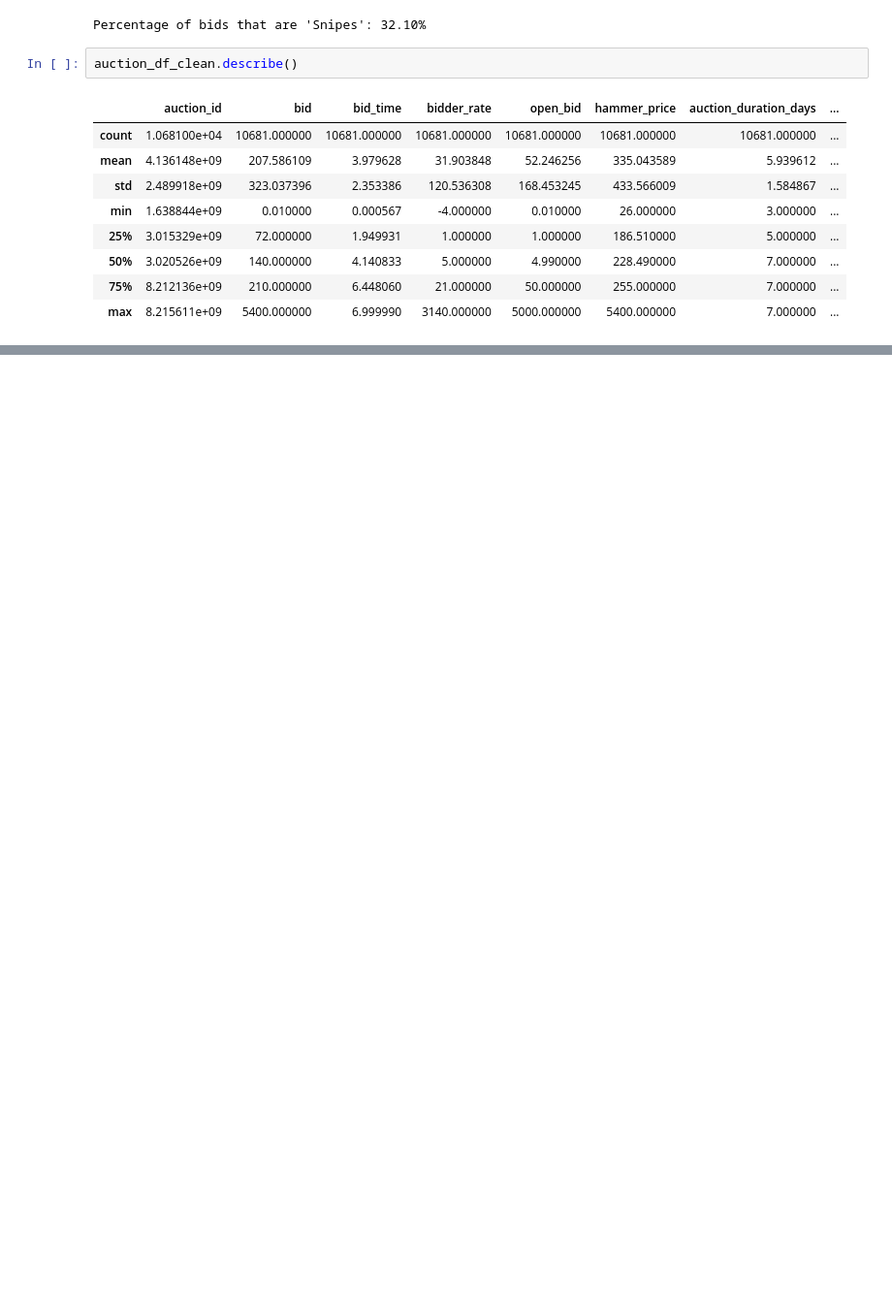
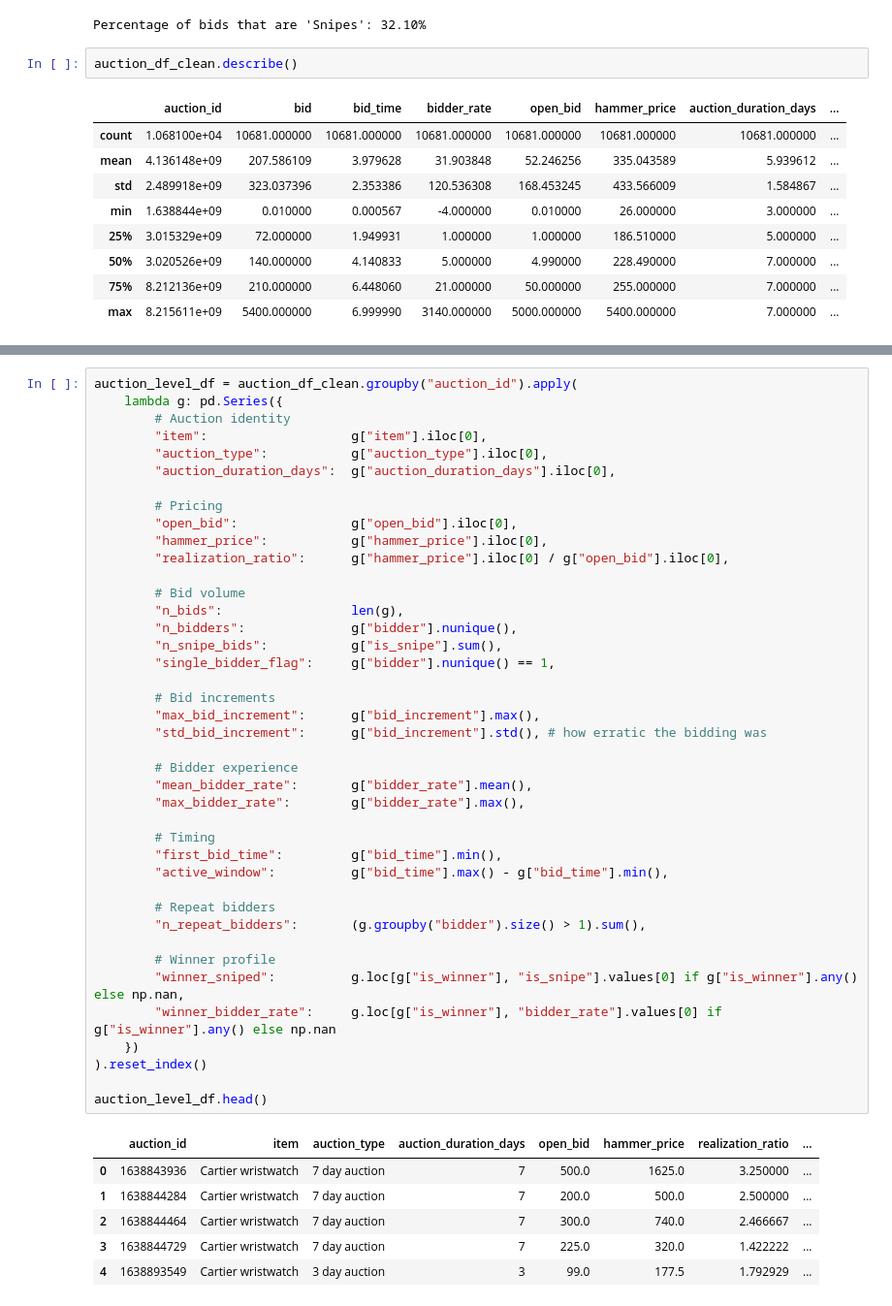
Before and after one commit to IreneGrisenti/Online_Auction_Analysis, a Jupyter notebook: notebooks/analysis.ipynb, the cells around one changed output, grey strips where cells are left out. Shown at 97% size. Drawn from its saved outputs; the diff is of its cells as text; blank space fills up the shorter version.

```diff
--- a/notebooks/analysis.ipynb
+++ b/notebooks/analysis.ipynb
@@ -176,0 +254,48 @@ auction_df_clean.describe()
+# %%
+auction_level_df = auction_df_clean.groupby("auction_id").apply(
+    lambda g: pd.Series({
+        # Auction identity
+        "item":                   g["item"].iloc[0],
+        "auction_type":           g["auction_type"].iloc[0],
+        "auction_duration_days":  g["auction_duration_days"].iloc[0],
+
+        # Pricing
+        "open_bid":               g["open_bid"].iloc[0],
+        "hammer_price":           g["hammer_price"].iloc[0],
+        "realization_ratio":      g["hammer_price"].iloc[0] / g["open_bid"].iloc[0],
+
+        # Bid volume
+        "n_bids":                 len(g),
+        "n_bidders":              g["bidder"].nunique(),
+        "n_snipe_bids":           g["is_snipe"].sum(),
+        "single_bidder_flag":     g["bidder"].nunique() == 1,
+
+        # Bid increments
+        "max_bid_increment":      g["bid_increment"].max(),
+        "std_bid_increment":      g["bid_increment"].std(), # how erratic the bidding was
+
+        # Bidder experience
+        "mean_bidder_rate":       g["bidder_rate"].mean(),
+        "max_bidder_rate":        g["bidder_rate"].max(),
+
+        # Timing
+        "first_bid_time":         g["bid_time"].min(),
+        "active_window":          g["bid_time"].max() - g["bid_time"].min(),
+
+        # Repeat bidders
+        "n_repeat_bidders":       (g.groupby("bidder").size() > 1).sum(),
+
+        # Winner profile
+        "winner_sniped":          g.loc[g["is_winner"], "is_snipe"].values[0] if g["is_winner"].any() else np.nan,
+        "winner_bidder_rate":     g.loc[g["is_winner"], "bidder_rate"].values[0] if g["is_winner"].any() else np.nan
+    })
+).reset_index()
+
+auction_level_df.head()
+# %% [output]
+|  | auction_id | item | auction_type | auction_duration_days | open_bid | hammer_price | realization_ratio | ... |
+| 0 | 1638843936 | Cartier wristwatch | 7 day auction | 7 | 500.0 | 1625.0 | 3.250000 | ... |
+| 1 | 1638844284 | Cartier wristwatch | 7 day auction | 7 | 200.0 | 500.0 | 2.500000 | ... |
+| 2 | 1638844464 | Cartier wristwatch | 7 day auction | 7 | 300.0 | 740.0 | 2.466667 | ... |
+| 3 | 1638844729 | Cartier wristwatch | 7 day auction | 7 | 225.0 | 320.0 | 1.422222 | ... |
+| 4 | 1638893549 | Cartier wristwatch | 3 day auction | 3 | 99.0 | 177.5 | 1.792929 | ... |
```
Also changed, not shown: parts of 8 cells of this notebook, 2 other files.
